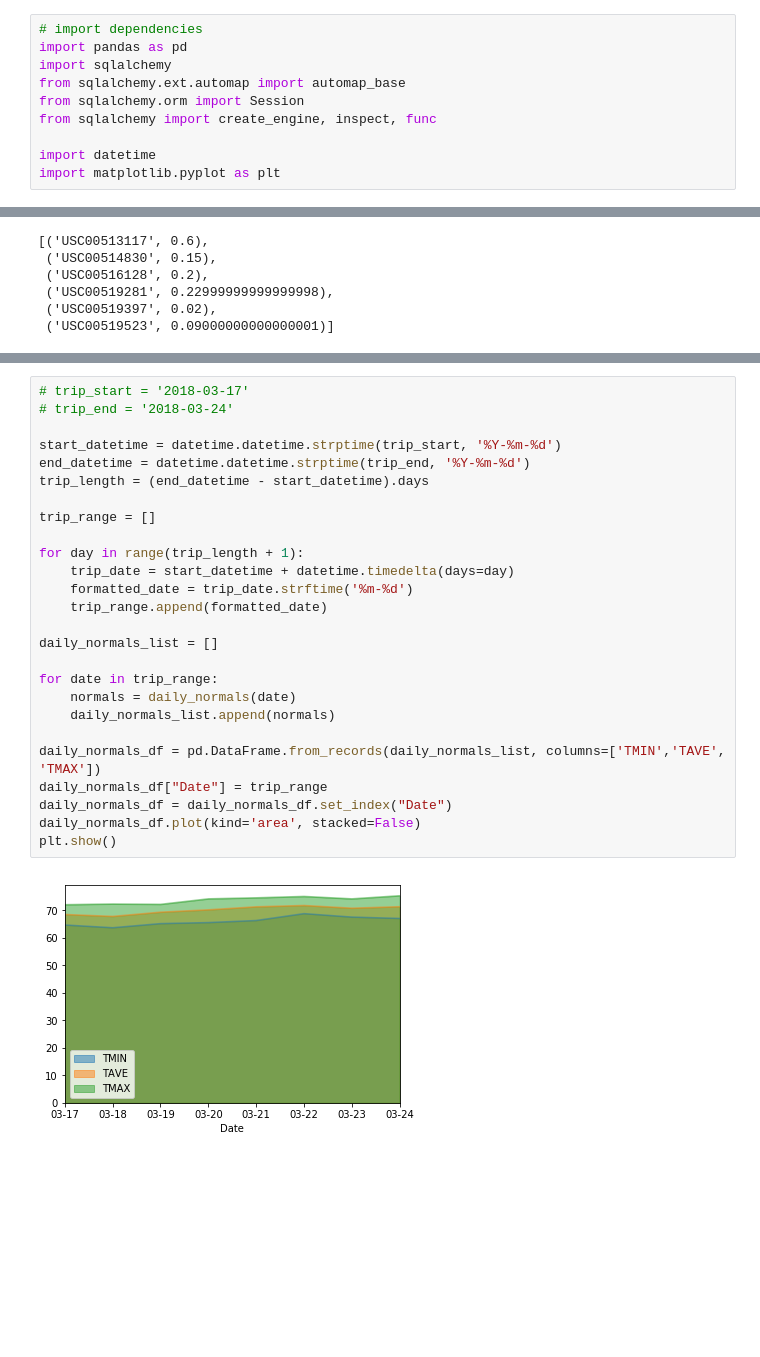
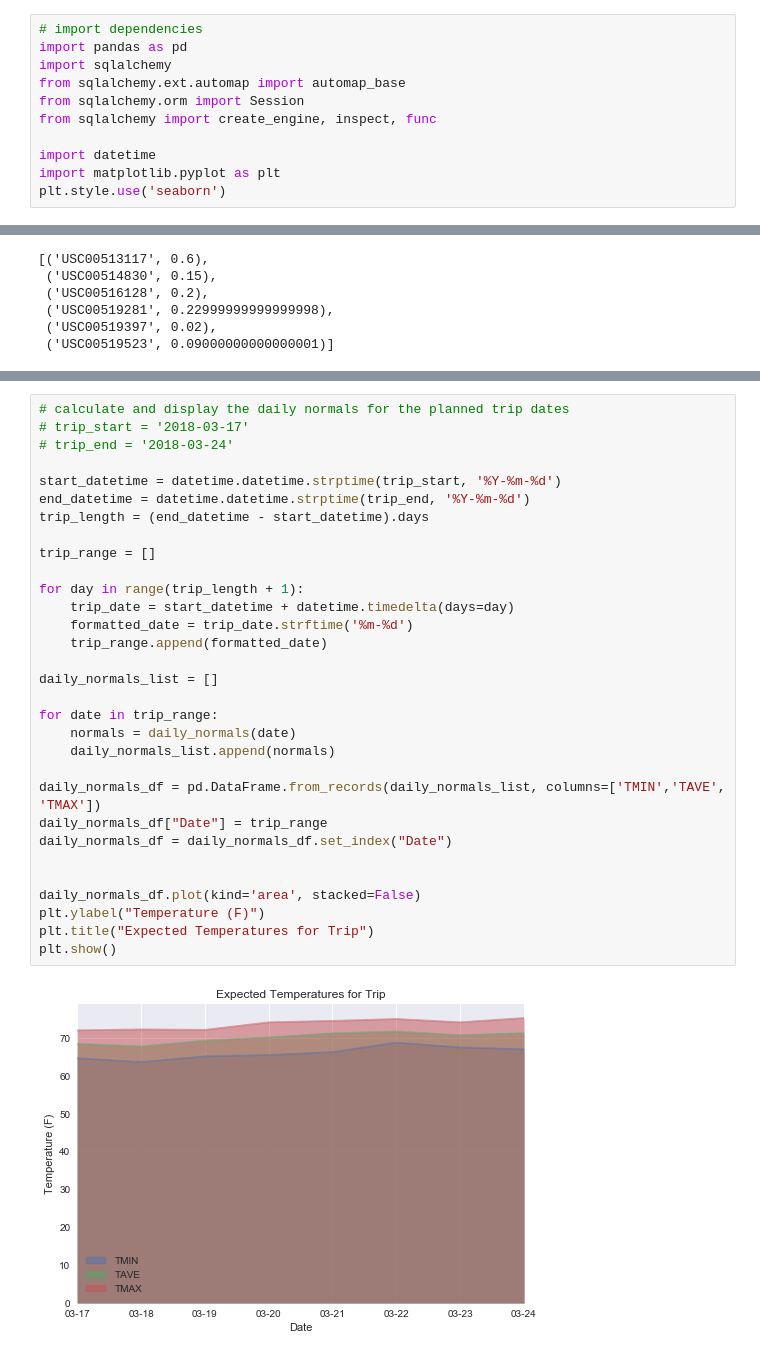
Before and after one commit to mmclaughlin87/hawaii_weather_analysis, a Jupyter notebook: climate_analysis.ipynb, the cells around one changed output, grey strips where cells are left out. Saved outputs shown, nothing was run; the diff lists cells and outputs as text; blank space fills up the shorter version.

```diff
--- a/climate_analysis.ipynb
+++ b/climate_analysis.ipynb
@@ -8,6 +8,7 @@ from sqlalchemy import create_engine, inspect, func
 
 import datetime
 import matplotlib.pyplot as plt
+plt.style.use('seaborn')
 # %%
 # reflect database tables (Measurment & Station) into classes
 engine = create_engine("sqlite:///hawaii.sqlite", echo=False)
@@ -140,30 +151,35 @@ def daily_normals(date):
 
     return (TMIN, TAVE, TMAX)
 # %%
+# calculate and display the daily normals for the planned trip dates
 # trip_start = '2018-03-17'
 # trip_end = '2018-03-24'
 
 start_datetime = datetime.datetime.strptime(trip_start, '%Y-%m-%d')
 end_datetime = datetime.datetime.strptime(trip_end, '%Y-%m-%d')
 trip_length = (end_datetime - start_datetime).days
 
 trip_range = []
 
 for day in range(trip_length + 1):
     trip_date = start_datetime + datetime.timedelta(days=day)
     formatted_date = trip_date.strftime('%m-%d')
     trip_range.append(formatted_date)
 
 daily_normals_list = []
 
 for date in trip_range:
     normals = daily_normals(date)
     daily_normals_list.append(normals)
 
 daily_normals_df = pd.DataFrame.from_records(daily_normals_list, columns=['TMIN','TAVE', 'TMAX'])
 daily_normals_df["Date"] = trip_range
 daily_normals_df = daily_normals_df.set_index("Date")
+
+
 daily_normals_df.plot(kind='area', stacked=False)
+plt.ylabel("Temperature (F)")
+plt.title("Expected Temperatures for Trip")
 plt.show()
 # %% [output]
-[figure, old version]
+[figure, new version]
```
Also changed, not shown: parts of 8 cells of this notebook, 4 other files.
